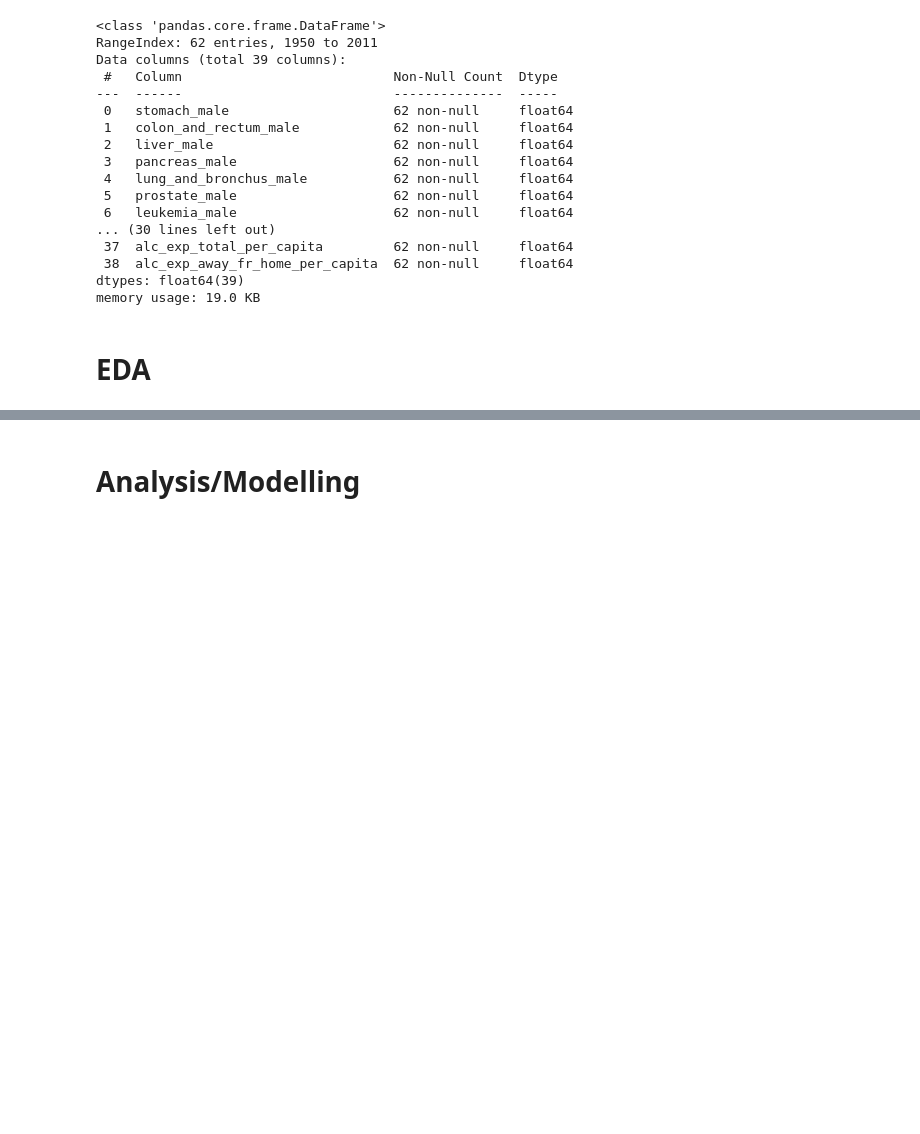
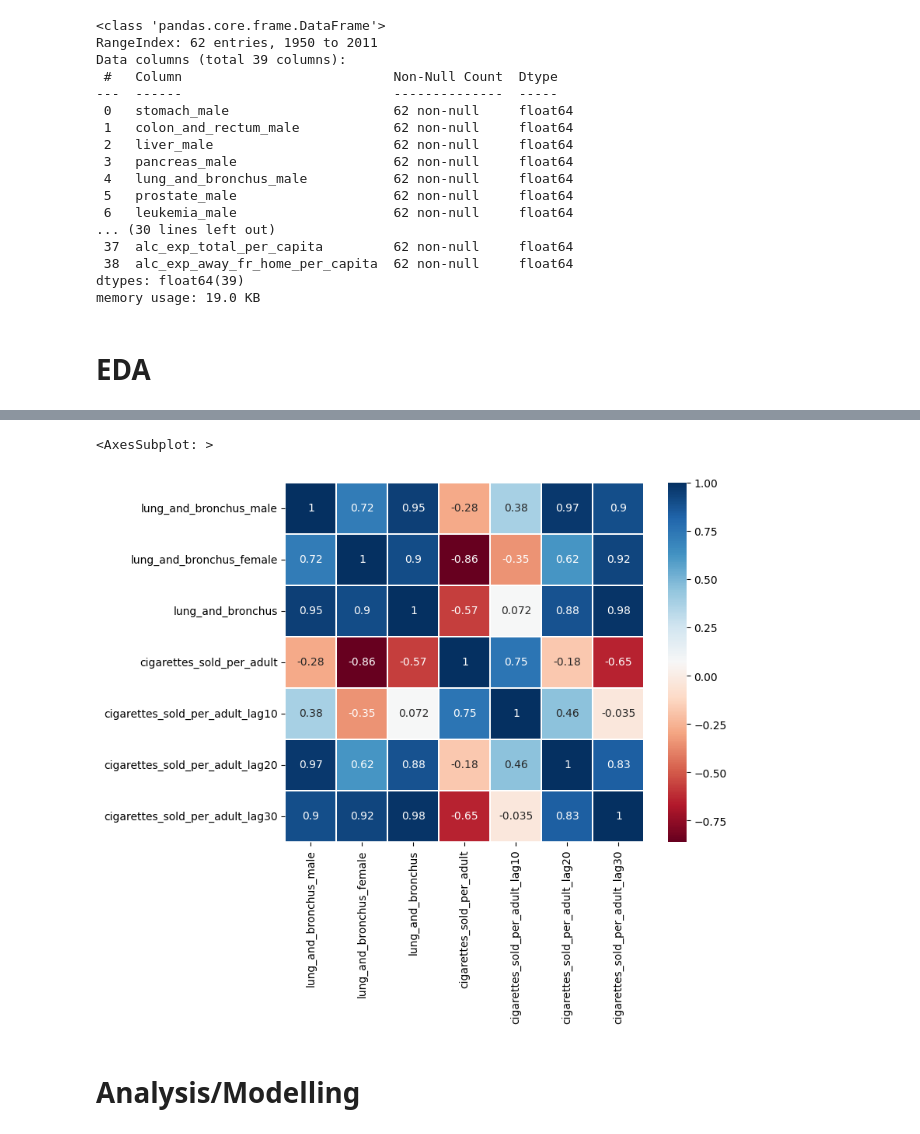
Before and after one commit to gvnsp/618, a Jupyter notebook: emanwong_618_proj.ipynb, the cells around one changed output, grey strips where cells are left out. Cells and saved outputs as stored; diff of their text form; code cells hidden in the pictures; blank space fills up the shorter version.

```diff
--- a/emanwong_618_proj.ipynb
+++ b/emanwong_618_proj.ipynb
@@ -438,2 +455,20 @@ memory usage: 19.0 KB
+# %%
+s1_cols = ['lung_and_bronchus_male', 'lung_and_bronchus_female', 'lung_and_bronchus', 'cigarettes_sold_per_adult',
+           'cigarettes_sold_per_adult_lag10', 'cigarettes_sold_per_adult_lag20', 'cigarettes_sold_per_adult_lag30']
+df_s1 = df_clean[s1_cols]
+
+fig, ax = plt.subplots(figsize=(8,6))
+sns.heatmap(df_s1.corr(numeric_only=True),
+    cmap='RdBu',
+    xticklabels=True,
+    yticklabels=True,
+    linewidths=0.1,
+    annot=True,
+    annot_kws={"fontsize":10},
+    ax=ax,
+    square=True)
+# %% [output]
+<AxesSubplot: >
+[figure, added]
 # %% [markdown]
 # Analysis/Modelling
```
Also changed, not shown: parts of 3 cells of this notebook.
